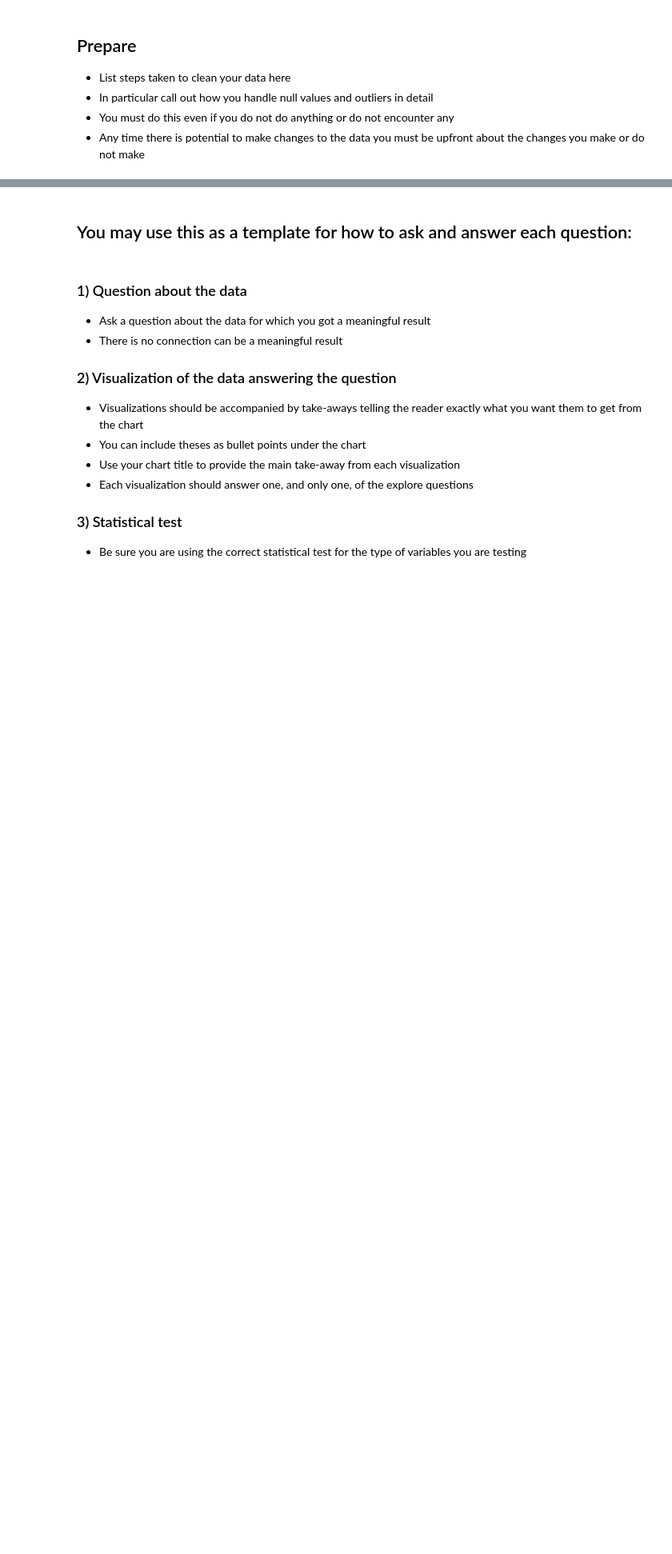
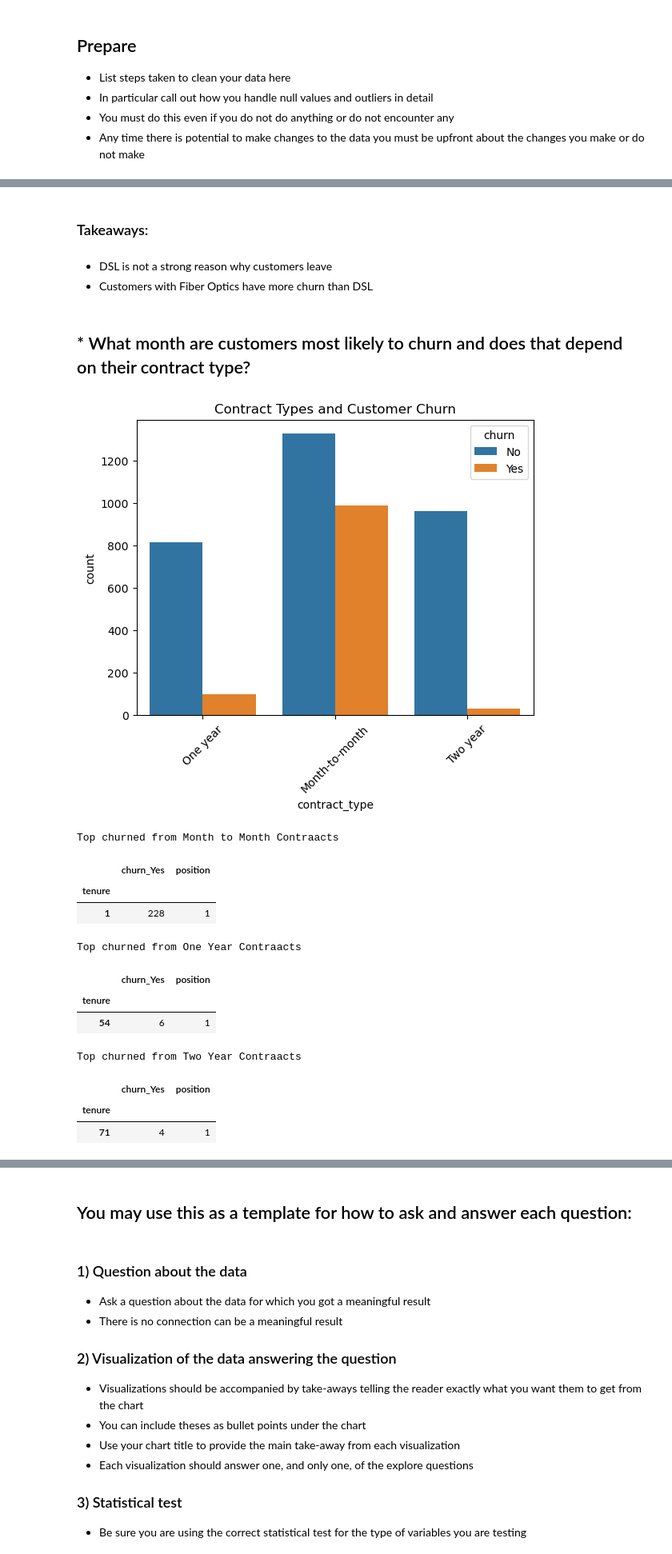
Before and after one commit to mannievilla/Project-Feel-the-Churn, a Jupyter notebook: Final_Report.ipynb, the cells around one changed output, grey strips where cells are left out. Shown at 80% size. Cells and saved outputs as stored; diff of their text form; code cells hidden in the pictures; blank space fills up the shorter version.

```diff
--- a/Final_Report.ipynb
+++ b/Final_Report.ipynb
@@ -40,0 +73,23 @@ df, train, vaildate, test = wrangle_telco_data()
+# %% [markdown]
+### Takeaways:
+# %% [markdown]
+* DSL is not a strong reason why customers leave
+* Customers with Fiber Optics have more churn than DSL
+# %% [markdown]
+## * What month are customers most likely to churn and does that depend on their contract type?
+# %%
+contract_type_v_churn()
+# %% [output]
+[figure, added]
+Top churned from Month to Month Contraacts
+|  | churn_Yes | position |
+| tenure |  |  |
+| 1 | 228 | 1 |
+Top churned from One Year Contraacts
+|  | churn_Yes | position |
+| tenure |  |  |
+| 54 | 6 | 1 |
+Top churned from Two Year Contraacts
+|  | churn_Yes | position |
+| tenure |  |  |
+| 71 | 4 | 1 |
```
Also changed, not shown: parts of 14 cells of this notebook, 1 other file.
